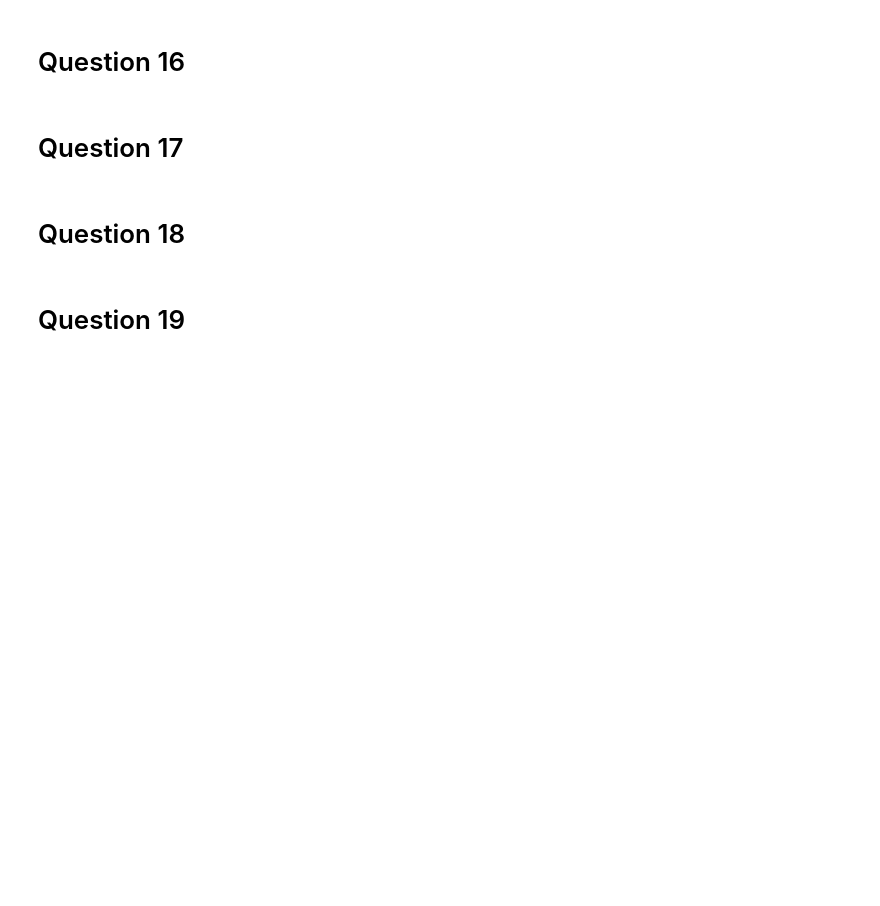
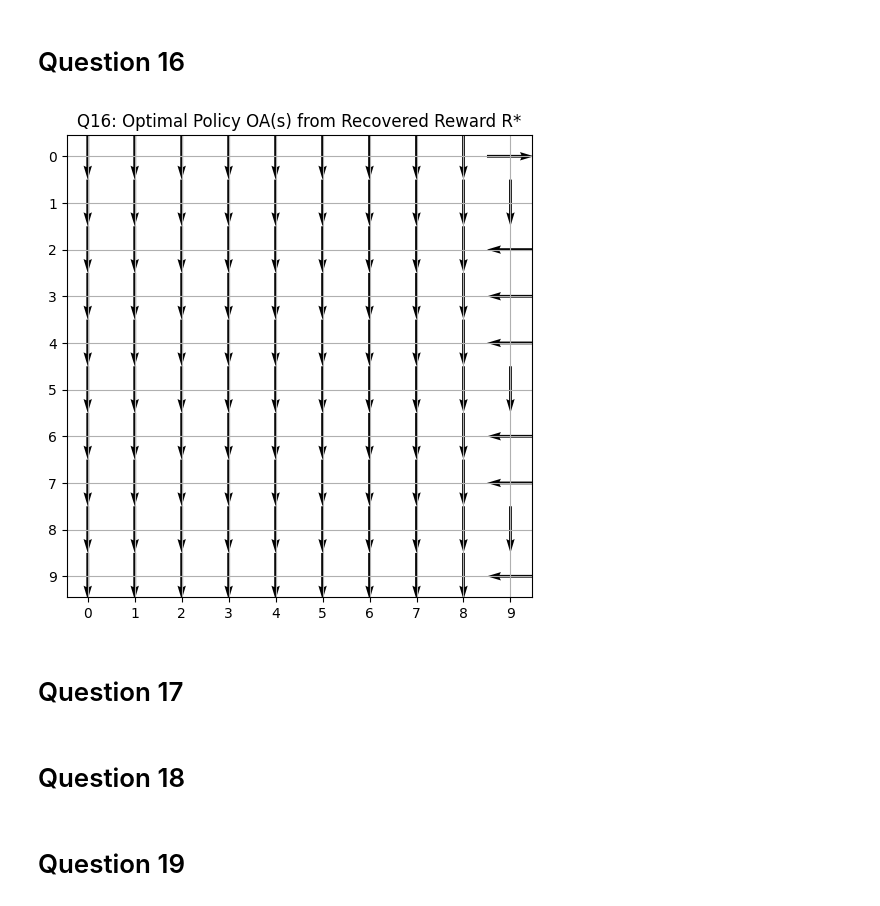
Before and after one commit to kbaseba/232E, a Jupyter notebook: Project_3/ECE232E_Project3_606539982_106405230_106303745.ipynb, the cells around one changed output. Saved outputs shown, nothing was run; the diff lists cells and outputs as text; code cells hidden in the pictures; blank space fills up the shorter version.

```diff
--- a/Project_3/ECE232E_Project3_606539982_106405230_106303745.ipynb
+++ b/Project_3/ECE232E_Project3_606539982_106405230_106303745.ipynb
@@ -541,5 +827,44 @@ D_row = [ -e_i^T, 0^T, 0^T ], b_row = [ R_max ]
 # %% [markdown]
 # Question 16
+# %%
+import matplotlib.pyplot as plt
+import numpy as np
+
+# Recompute if needed
+V_star = value_iteration(P, R_star, gamma)
+OA_star = extract_policy(P, R_star, V_star, gamma)
+policy_grid = OA_star.reshape((10, 10))
+
+# Define direction mapping for quiver (dx, dy)
+action_to_vector = {
+    0: (0, -1),  # Up
+    1: (0, 1),   # Down
+    2: (-1, 0),  # Left
+    3: (1, 0)    # Right
+}
+
+# Create vector fields
+X, Y = np.meshgrid(np.arange(10), np.arange(10))
+U = np.zeros_like(policy_grid, dtype=float)
+V = np.zeros_like(policy_grid, dtype=float)
+
+for i in range(10):
+    for j in range(10):
+        dx, dy = action_to_vector[policy_grid[i, j]]
+        U[i, j] = dx
+        V[i, j] = dy
+
+# Plot using quiver
+plt.figure(figsize=(6, 6))
+plt.quiver(X, Y, U, -V, scale=1, scale_units='xy', angles='xy', pivot='middle', color='black')
+plt.xticks(np.arange(10))
+plt.yticks(np.arange(10))
+plt.gca().invert_yaxis()
+plt.grid(True)
+plt.title("Q16: Optimal Policy OA(s) from Recovered Reward R*")
+plt.show()
+# %% [output]
+[figure, added]
 # %% [markdown]
 # Question 17
 # %% [markdown]
```
Also changed, not shown: parts of 15 cells of this notebook.
